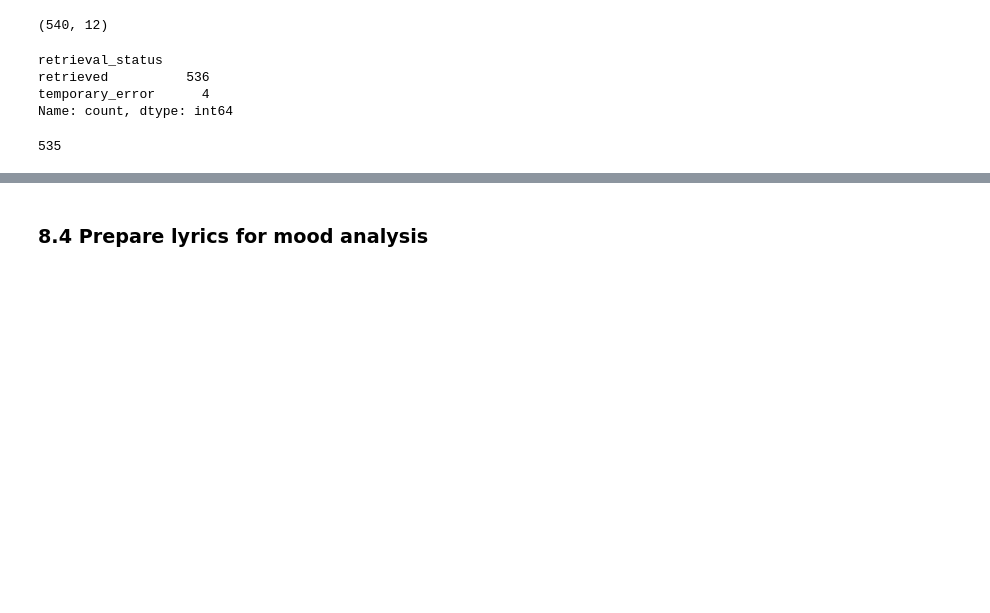
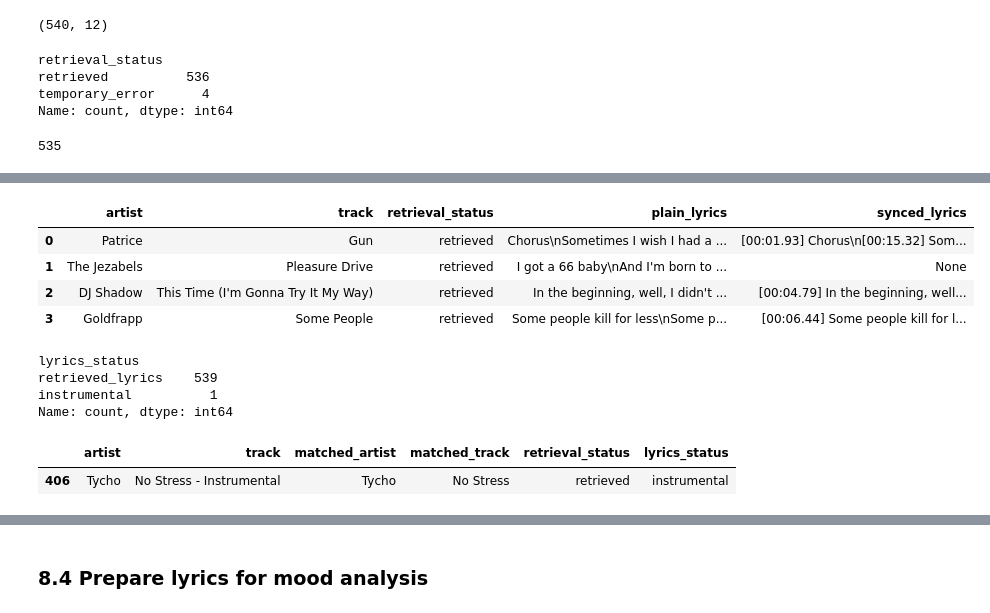
Before and after one commit to fredzell/music-mood-profiler, a Jupyter notebook: notebooks/08_lyrics_collection.ipynb, the cells around one changed output, grey strips where cells are left out. Saved outputs shown, nothing was run; the diff lists cells and outputs as text; code cells hidden in the pictures; blank space fills up the shorter version.

```diff
--- a/notebooks/08_lyrics_collection.ipynb
+++ b/notebooks/08_lyrics_collection.ipynb
@@ -1031,0 +1063,42 @@ lyrics_df["plain_lyrics"].notna().sum()
+# %%
+# Retry temporary retrieval errors
+
+temporary_retrieval_errors = lyrics_df[
+    lyrics_df["retrieval_status"] == "temporary_error"
+].copy()
+
+retry_lyrics_results = []
+
+for _, row in temporary_retrieval_errors.iterrows():
+    result = get_lrclib_lyrics(
+        row["matched_artist"],
+        row["matched_track"]
+    )
+
+    retry_lyrics_results.append({
+        "artist": row["artist"],
+        "track": row["track"],
+        "matched_artist": row["matched_artist"],
+        "matched_track": row["matched_track"],
+        **result
+    })
+
+    time.sleep(0.5)
+
+retry_lyrics_df = pd.DataFrame(retry_lyrics_results)
+
+retry_lyrics_df[
+    [
+        "artist",
+        "track",
+        "retrieval_status",
+        "plain_lyrics",
+        "synced_lyrics"
+    ]
+]
+# %% [output]
+|  | artist | track | retrieval_status | plain_lyrics | synced_lyrics |
+| 0 | Patrice | Gun | retrieved | Chorus\nSometimes I wish I had a ... | [00:01.93] Chorus\n[00:15.32] Som... |
+| 1 | The Jezabels | Pleasure Drive | retrieved | I got a 66 baby\nAnd I'm born to ... | None |
+| 2 | DJ Shadow | This Time (I'm Gonna Try It My Way) | retrieved | In the beginning, well, I didn't ... | [00:04.79] In the beginning, well... |
+| 3 | Goldfrapp | Some People | retrieved | Some people kill for less\nSome p... | [00:06.44] Some people kill for l... |
@@ -1031,0 +1142,23 @@ lyrics_df["plain_lyrics"].notna().sum()
+# %%
+lyrics_df["lyrics_status"].value_counts()
+# %% [output]
+lyrics_status
+retrieved_lyrics    539
+instrumental          1
+Name: count, dtype: int64
+# %%
+lyrics_df[
+    lyrics_df["lyrics_status"] != "retrieved_lyrics"
+][
+    [
+        "artist",
+        "track",
+        "matched_artist",
+        "matched_track",
+        "retrieval_status",
+        "lyrics_status"
+    ]
+]
+# %% [output]
+|  | artist | track | matched_artist | matched_track | retrieval_status | lyrics_status |
+| 406 | Tycho | No Stress - Instrumental | Tycho | No Stress | retrieved | instrumental |
```
Also changed, not shown: parts of 7 cells of this notebook.
